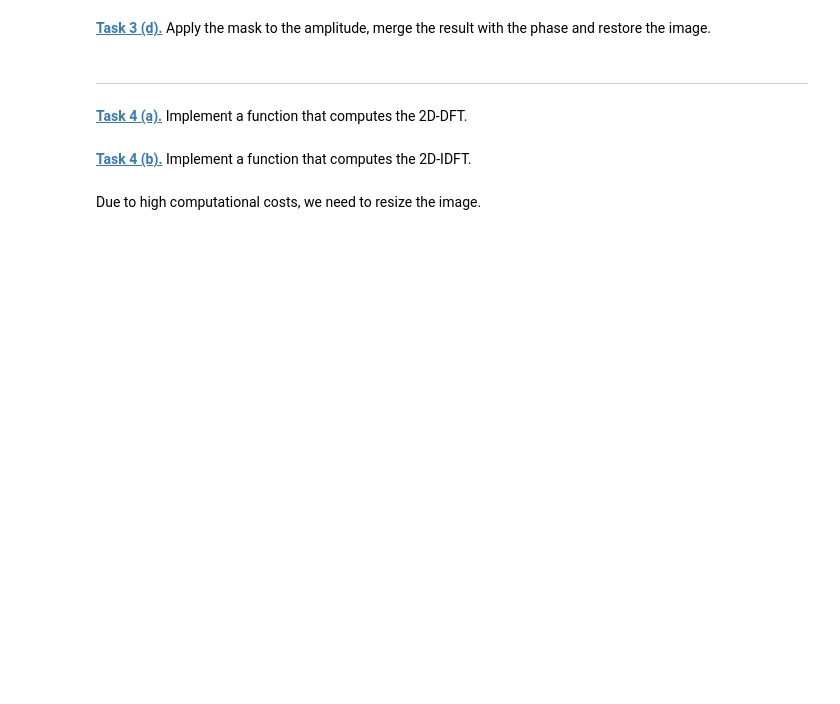
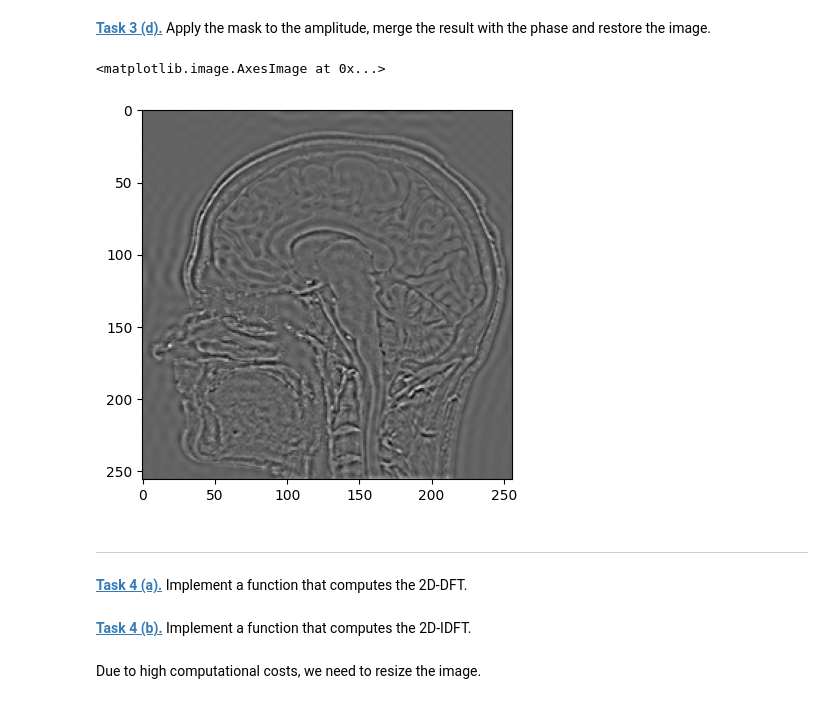
Before and after one commit to JuliaPpp/mobi-fs5-python, a Jupyter notebook: fourier.ipynb, the cells around one changed output. Drawn from its saved outputs; the diff is of its cells as text; code cells hidden in the pictures; blank space fills up the shorter version.

```diff
--- a/fourier.ipynb
+++ b/fourier.ipynb
@@ -280,5 +302,29 @@ shift_ct_amplitude = np.abs(ct_ft)
 # %% [markdown]
 **[Task 3 (d).]()** Apply the mask to the amplitude, merge the result with the phase and restore the image.
+# %%
+#low pass
+#Bild geshiftet und dann amplitude extrahiert
+shift_ct_ft = np.fft.fftshift(ct_ft)
+shift_ct_phase = np.angle(shift_ct_ft)
+
+#array daraus machen
+low_pass_rev = to_complex_array(low_pass_ct_amplitude, shift_ct_phase)
+
+#backshift
+backshift_low_pass = np.fft.ifftshift(low_pass_rev)
+rev_ft_low_pass = np.fft.ifft2(backshift_low_pass)
+rev_ft_low_pass_real = rev_ft_low_pass.real
+plt.imshow(rev_ft_low_pass_real, 'gray')
+
+#high pass
+high_pass_rev = to_complex_array(high_pass_ct_amplitude, shift_ct_phase)
+backshift_high_pass = np.fft.ifftshift(high_pass_rev)
+rev_ft_high_pass = np.fft.ifft2(backshift_high_pass)
+rev_ft_high_pass_real = rev_ft_high_pass.real
+plt.imshow(rev_ft_high_pass_real, 'gray')
+# %% [output]
+<matplotlib.image.AxesImage at 0x...>
+[figure, added]
 # %% [markdown]
 ---
 # %% [markdown]
```
Also changed, not shown: parts of 3 cells of this notebook.
